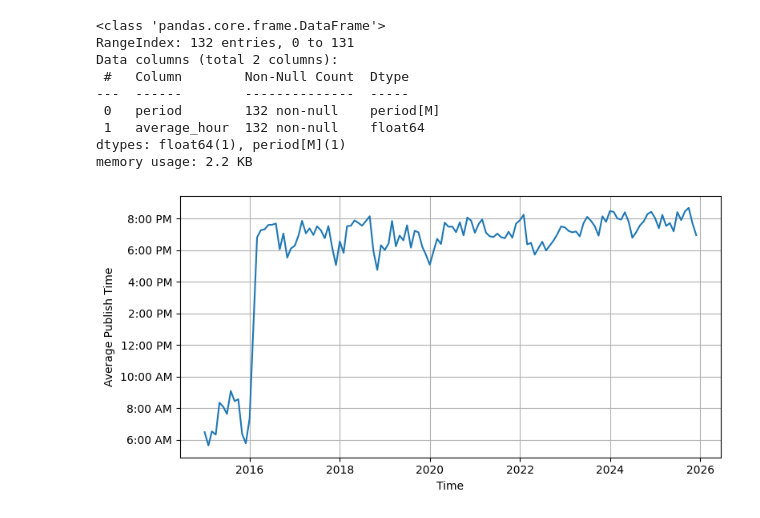
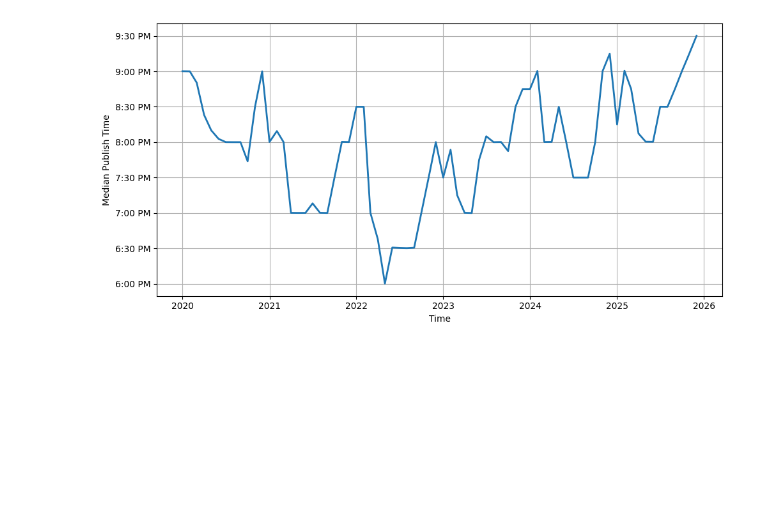
Before and after one commit to martinmmv/YouTube-Data-API-v3-Secular-Talk, a Jupyter notebook: SecularTalk_0004_PublishTimes.ipynb, the cells around one changed output. Cells and saved outputs as stored; diff of their text form; code cells hidden in the pictures; blank space fills up the shorter version.

```diff
--- a/SecularTalk_0004_PublishTimes.ipynb
+++ b/SecularTalk_0004_PublishTimes.ipynb
@@ -6,3 +8,6 @@ from datetime import datetime, timezone
 # %%
 # Save data in a DataFrame
-data = pd.read_csv('/content/clean_data.csv')
+data = pd.read_csv('/content/clean_secular_talk_data.csv')
+
+# Explore data structure
+data.info()
@@ -131,39 +112,24 @@ def filter_mean_publish_dates(mean_hour_df, start=None, end=None):
 # %%
-# function to plot mean publish times
+# plot (median publish time)
 
-def plot_mean_publish_times(mean_hour_df):
-    """
-    Plot average publish hour over time.
+plt.figure(figsize=(10, 5))
 
-    Input
-    -----
-    mean_hour_df : pandas DataFrame
-        One of the DataFrames from calculate_mean_publish_time()
-        Must contain columns ['period', 'average_hour']
-    """
+plt.plot(monthly_data["publishedAt"], monthly_data["median_hour"], linewidth=2)
+plt.xlabel("Time")
+plt.ylabel("Median Publish Time")
+plt.grid(True)
 
-    df = mean_hour_df.copy()
+# Format y-axis as 12-hour clock (e.g., 6:30 PM)
+def hour_to_12h(x, _):
+    hour = int(x) % 24
+    minute = int(round((x - int(x)) * 60)) % 60
+    suffix = "AM" if hour < 12 else "PM"
+    hour_12 = hour % 12
+    hour_12 = 12 if hour_12 == 0 else hour_12
+    return f"{hour_12}:{minute:02d} {suffix}"
 
-    # Convert Period to Timestamp if needed
-    if isinstance(df["period"].iloc[0], pd.Period):
-        df["period"] = df["period"].dt.to_timestamp()
-
-    plt.figure(figsize=(8, 4))
-    plt.plot(df["period"], df["average_hour"])
-    plt.xlabel("Time")
-    plt.ylabel("Average Publish Time")
-    plt.grid(True)
-
-    # Format y-axis as 12-hour clock (e.g. 6:30 PM)
-    def hour_to_12h(x, _):
-        hour = int(x) % 24
-        minute = int((x - int(x)) * 60)
-        suffix = "AM" if hour < 12 else "PM"
-        hour_12 = hour % 12
-        hour_12 = 12 if hour_12 == 0 else hour_12
-        return f"{hour_12}:{minute:02d} {suffix}"
-
-    plt.gca().yaxis.set_major_formatter(FuncFormatter(hour_to_12h))
-
-    plt.tight_layout()
-    plt.show()
+plt.gca().yaxis.set_major_formatter(FuncFormatter(hour_to_12h))
+plt.tight_layout()
+plt.show()
+# %% [output]
+[figure, added]
@@ -173,17 +135,0 @@ mean_publish_times = calculate_mean_publish_time(data)
-# %%
-mean_publish_times["monthly_mean_hour"].info()
-# %% [output]
-<class 'pandas.core.frame.DataFrame'>
-RangeIndex: 132 entries, 0 to 131
-Data columns (total 2 columns):
- #   Column        Non-Null Count  Dtype
----  ------        --------------  -----
- 0   period        132 non-null    period[M]
- 1   average_hour  132 non-null    float64
-dtypes: float64(1), period[M](1)
-memory usage: 2.2 KB
-# %%
-# Plot a line graph of mean publishing times at a monthly frequency
-plot_mean_publish_times(mean_publish_times["monthly_mean_hour"])
-# %% [output]
-[figure, removed]
```
Also changed, not shown: parts of 17 cells of this notebook.
